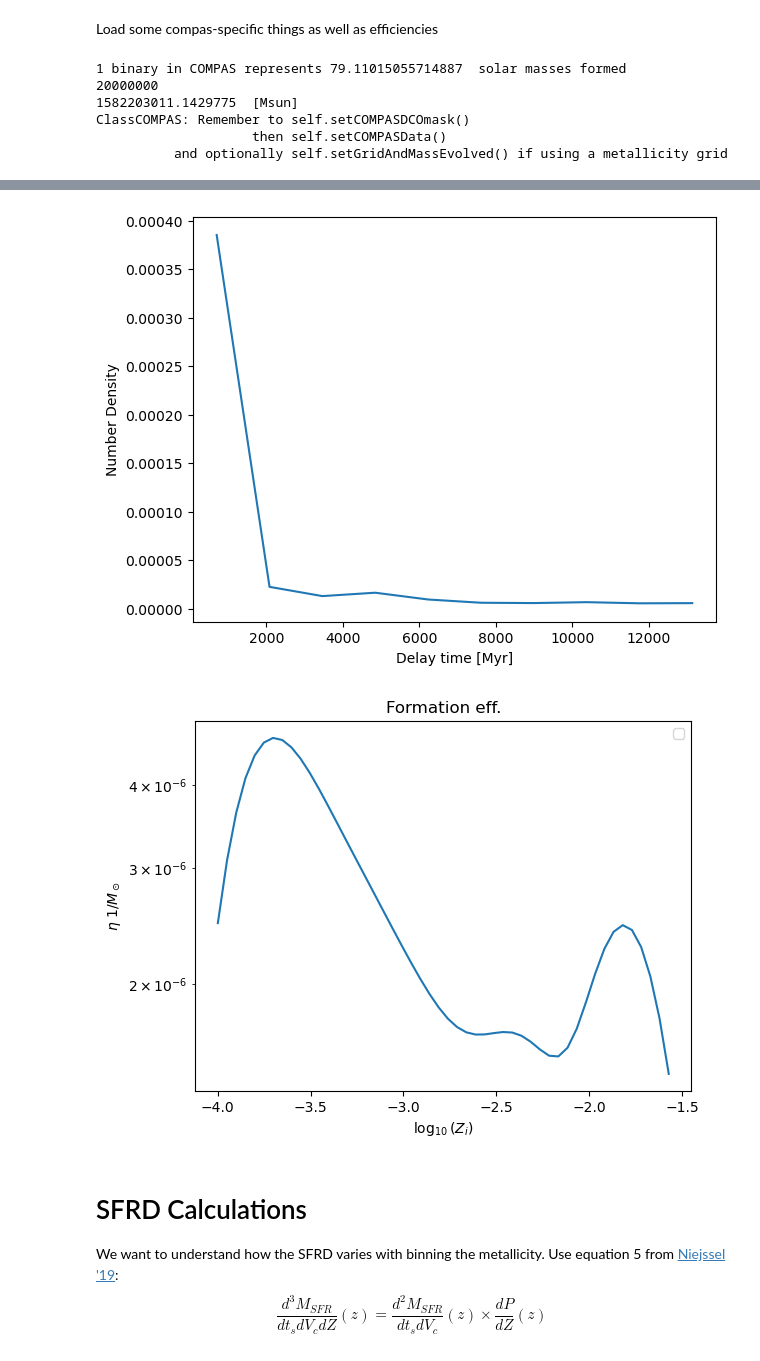
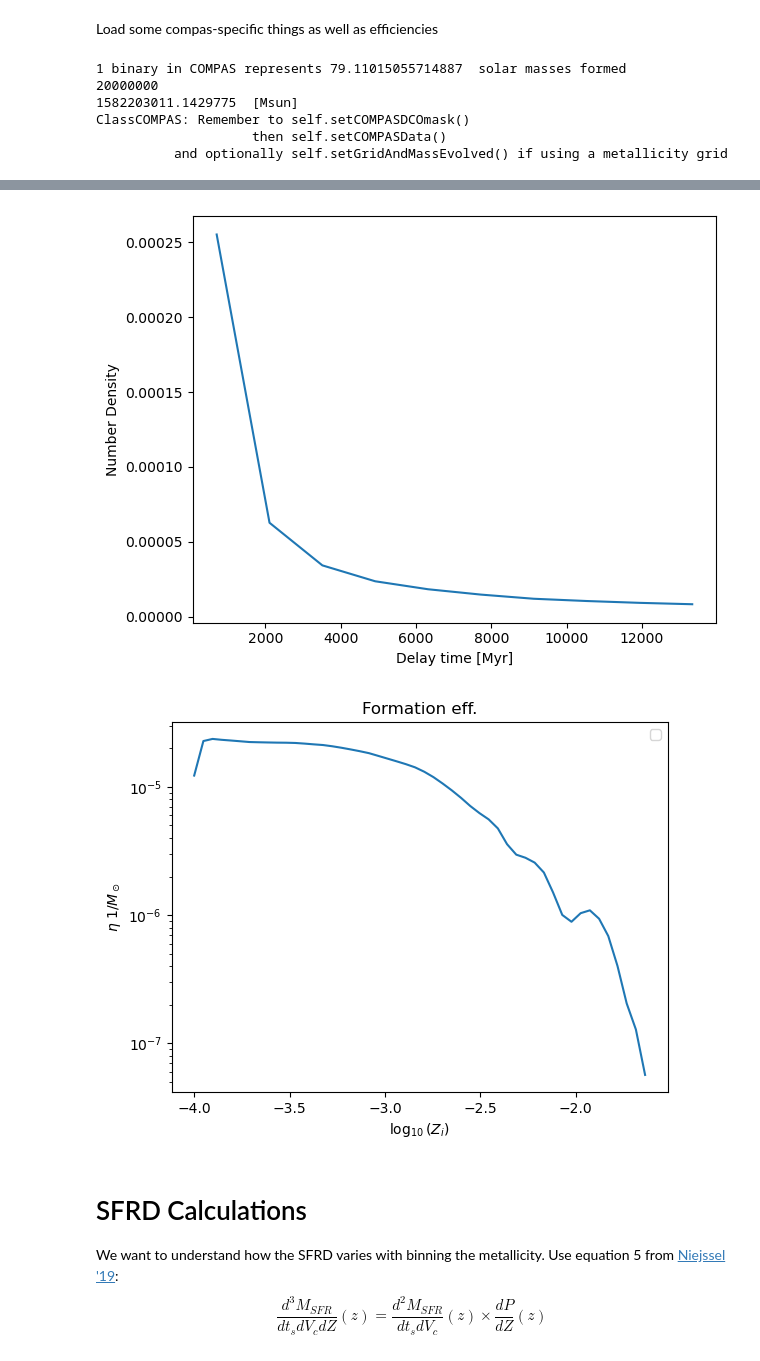
Before and after one commit to stlgolfer/metallicity_mergers, a Jupyter notebook: convolve_test.ipynb, the cells around one changed output, grey strips where cells are left out. Drawn from its saved outputs; the diff is of its cells as text; code cells hidden in the pictures.

```diff
--- a/convolve_test.ipynb
+++ b/convolve_test.ipynb
@@ -33,7 +33,7 @@ metallicities = fdata["BSE_System_Parameters"]["Metallicity@ZAMS(1)"][()]
 # potentially mask with/without a stable mass transfer or without an envelope
 mixture_weight = fdata["BSE_System_Parameters"]["mixture_weight"][()]
 fdata.close()
-TYPES = 'BNS'
+TYPES = 'BBH'
 fe_binned, fe_bins, compasdata = get_formation_efficiency(filepath, types=TYPES)
 delayTimes = compasdata.delayTimes
 
@@ -59,5 +59,5 @@ Took 0.00017595291137695312 to find efficiencies
-[figure, old version]
+[figure, new version]
-[figure, old version]
+[figure, new version]
 # %%
 class SigmaSkew:
     def __init__(self, sigma0, sigmaz):
```
Also changed, not shown: parts of 10 cells of this notebook.
